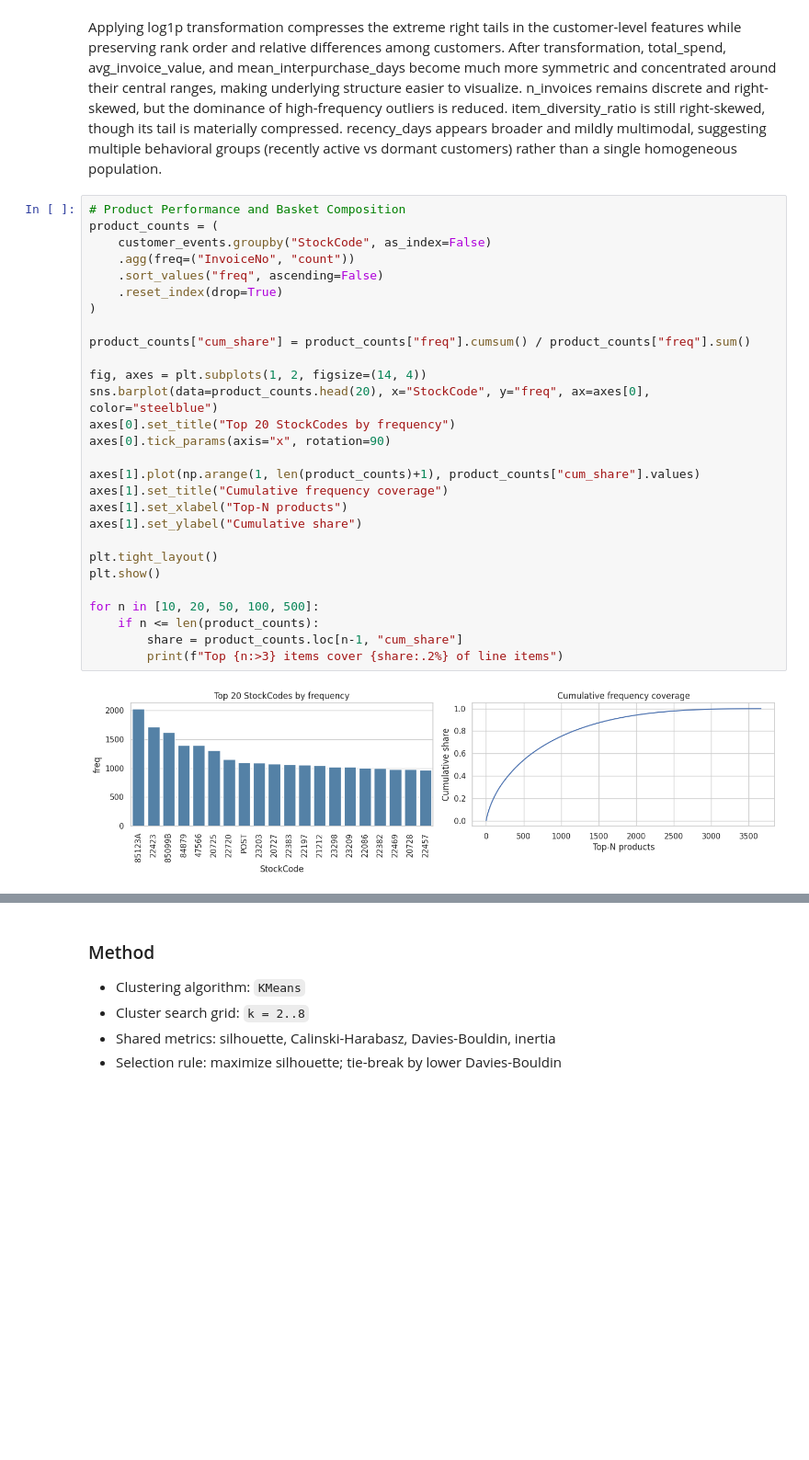
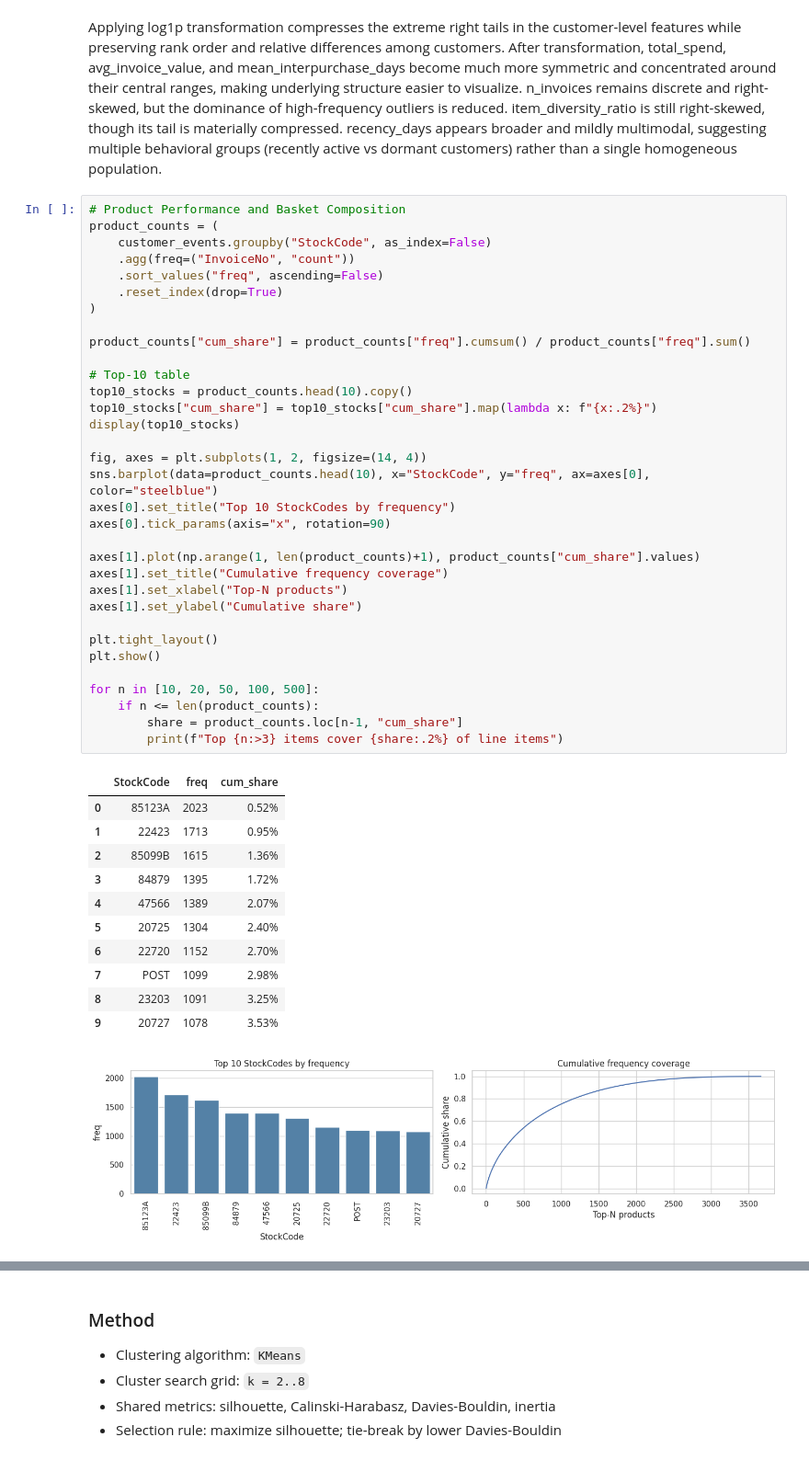
Before and after one commit to PeterMangoro/dataScience, a Jupyter notebook: assignments/GDP/assignment3_pipeline.ipynb, the cells around one changed output, grey strips where cells are left out. Shown at 92% size. Cells and saved outputs as stored; diff of their text form; blank space fills up the shorter version.

```diff
--- a/assignments/GDP/assignment3_pipeline.ipynb
+++ b/assignments/GDP/assignment3_pipeline.ipynb
@@ -455,33 +462,49 @@ Applying log1p transformation compresses the extreme right tails in the customer
 # %%
 # Product Performance and Basket Composition
 product_counts = (
     customer_events.groupby("StockCode", as_index=False)
     .agg(freq=("InvoiceNo", "count"))
     .sort_values("freq", ascending=False)
     .reset_index(drop=True)
 )
 
 product_counts["cum_share"] = product_counts["freq"].cumsum() / product_counts["freq"].sum()
 
+# Top-10 table
+top10_stocks = product_counts.head(10).copy()
+top10_stocks["cum_share"] = top10_stocks["cum_share"].map(lambda x: f"{x:.2%}")
+display(top10_stocks)
+
 fig, axes = plt.subplots(1, 2, figsize=(14, 4))
-sns.barplot(data=product_counts.head(20), x="StockCode", y="freq", ax=axes[0], color="steelblue")
-axes[0].set_title("Top 20 StockCodes by frequency")
+sns.barplot(data=product_counts.head(10), x="StockCode", y="freq", ax=axes[0], color="steelblue")
+axes[0].set_title("Top 10 StockCodes by frequency")
 axes[0].tick_params(axis="x", rotation=90)
 
 axes[1].plot(np.arange(1, len(product_counts)+1), product_counts["cum_share"].values)
 axes[1].set_title("Cumulative frequency coverage")
 axes[1].set_xlabel("Top-N products")
 axes[1].set_ylabel("Cumulative share")
 
 plt.tight_layout()
 plt.show()
 
 for n in [10, 20, 50, 100, 500]:
     if n <= len(product_counts):
         share = product_counts.loc[n-1, "cum_share"]
         print(f"Top {n:>3} items cover {share:.2%} of line items")
 # %% [output]
+|  | StockCode | freq | cum_share |
+| 0 | 85123A | 2023 | 0.52% |
+| 1 | 22423 | 1713 | 0.95% |
+| 2 | 85099B | 1615 | 1.36% |
+| 3 | 84879 | 1395 | 1.72% |
+| 4 | 47566 | 1389 | 2.07% |
+| 5 | 20725 | 1304 | 2.40% |
+| 6 | 22720 | 1152 | 2.70% |
+| 7 | POST | 1099 | 2.98% |
+| 8 | 23203 | 1091 | 3.25% |
+| 9 | 20727 | 1078 | 3.53% |
-[figure, old version]
+[figure, new version]
 Top  10 items cover 3.53% of line items
 Top  20 items cover 6.11% of line items
 Top  50 items cover 12.36% of line items
```
Also changed, not shown: parts of 72 cells of this notebook, 4 other files.
